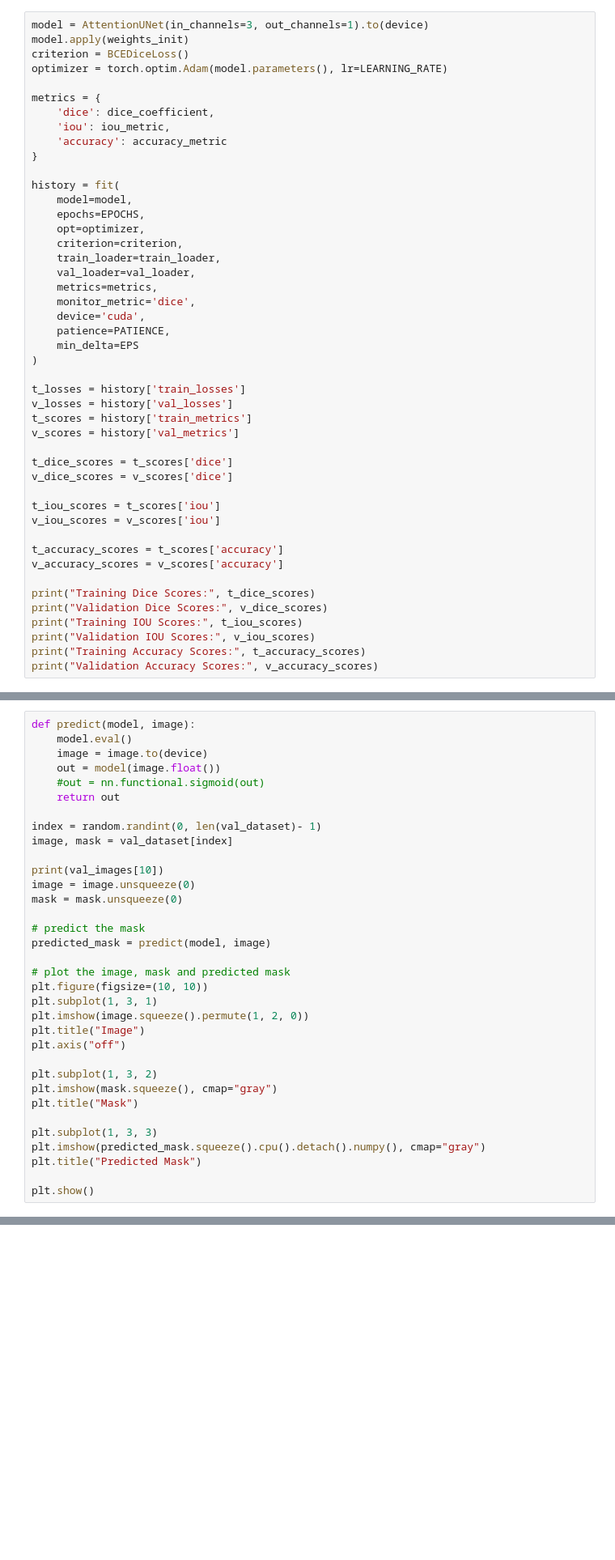
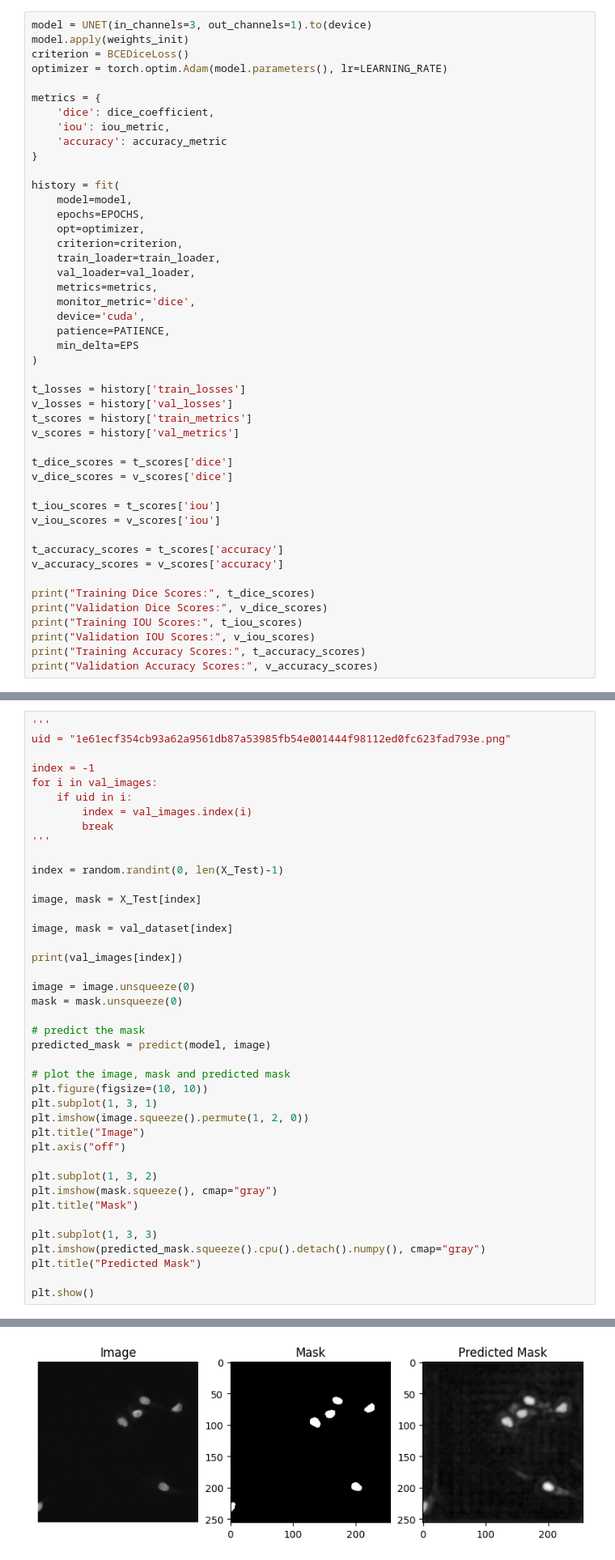
Before and after one commit to SydanJainen/Cell-image-segmentation, a Jupyter notebook: image_Segmantation.ipynb, the cells around one changed output, grey strips where cells are left out. Shown at 81% size. Drawn from its saved outputs; the diff is of its cells as text; blank space fills up the shorter version.

```diff
--- a/image_Segmantation.ipynb
+++ b/image_Segmantation.ipynb
@@ -834,7 +841,7 @@ def weights_init(m):
         if m.bias is not None:
             nn.init.constant_(m.bias, 0)
 # %%
-model = AttentionUNet(in_channels=3, out_channels=1).to(device)
+model = UNET(in_channels=3, out_channels=1).to(device)
 model.apply(weights_init)
 criterion = BCEDiceLoss()
 optimizer = torch.optim.Adam(model.parameters(), lr=LEARNING_RATE)
@@ -929,15 +995,22 @@ plt.close()
 # %%
-def predict(model, image):
-    model.eval()
-    image = image.to(device)
-    out = model(image.float())
-    #out = nn.functional.sigmoid(out)
-    return out
+'''
+uid = "1e61ecf354cb93a62a9561db87a53985fb54e001444f98112ed0fc623fad793e.png"
 
-index = random.randint(0, len(val_dataset)- 1)
+index = -1
+for i in val_images:
+    if uid in i:
+        index = val_images.index(i)
+        break
+'''
+
+index = random.randint(0, len(X_Test)-1)
+
+image, mask = X_Test[index]
+
 image, mask = val_dataset[index]
 
-print(val_images[10])
+print(val_images[index])
+
 image = image.unsqueeze(0)
 mask = mask.unsqueeze(0)
 
@@ -960,3 +1033,4 @@ plt.imshow(predicted_mask.squeeze().cpu().detach().numpy(), cmap="gray")
 plt.title("Predicted Mask")
 
 plt.show()
+# %% [output]
@@ -962,0 +1038 @@ plt.show()
+[figure, added]
```
Also changed, not shown: parts of 16 cells of this notebook, 1 other file.
